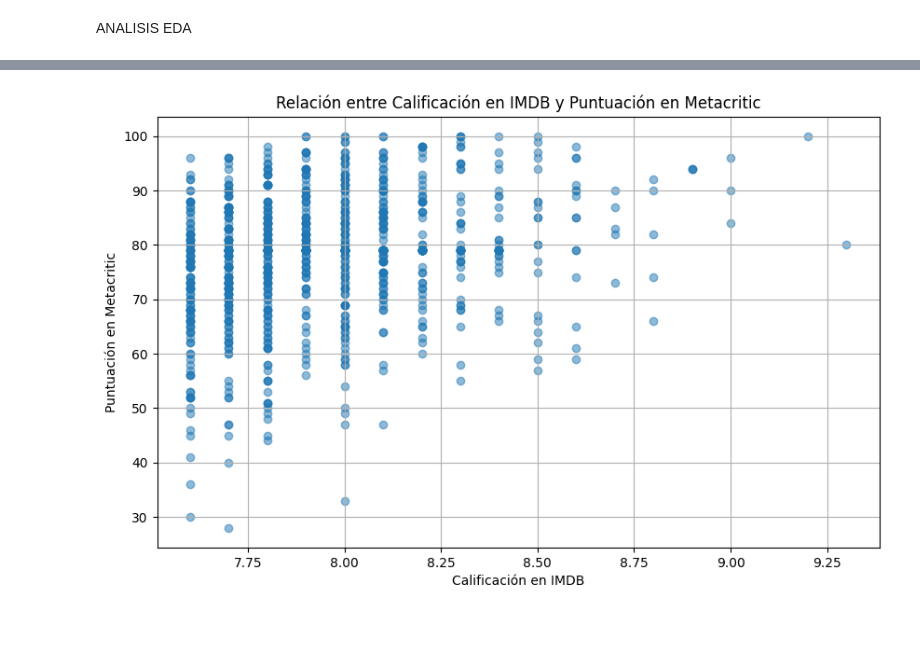
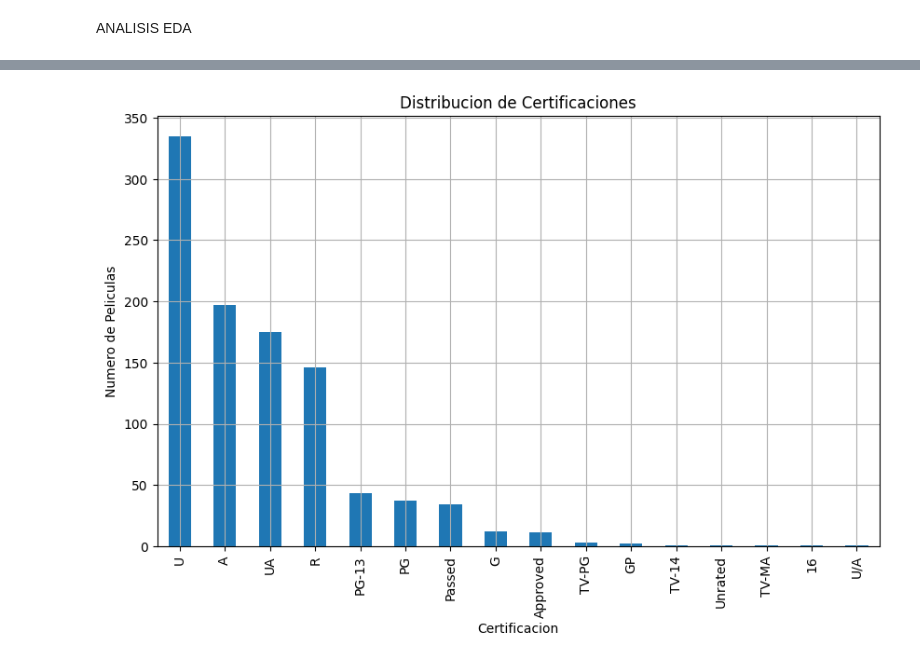
Before and after one commit to Dataniel31/Proyecto1-AnalisisDe-Pel-culasySeries-de-TVenIMDB, a Jupyter notebook: Proyecto1.ipynb, the cells around one changed output, grey strips where cells are left out. Cells and saved outputs as stored; diff of their text form; code cells hidden in the pictures; blank space fills up the shorter version.

```diff
--- a/Proyecto1.ipynb
+++ b/Proyecto1.ipynb
@@ -244,20 +262,20 @@ Imputar los valores nulos en la columna `Puntuación en Metacritic` utilizando l
 # %%
 # Verificar los valores nulos antes de la imputación
 print("Valores nulos antes de la imputación:")
-print(df['Puntuación en Metacritic'].isnull().sum())
+print(df['Puntuacion en Metacritic'].isnull().sum())
 
 # Imputar valores nulos en la columna 'Puntuación en Metacritic' con la mediana
-median_puntuacionM = df['Puntuación en Metacritic'].median()
-df['Puntuación en Metacritic'] = df['Puntuación en Metacritic'].fillna(median_puntuacionM)
+median_puntuacionM = df['Puntuacion en Metacritic'].median()
+df['Puntuacion en Metacritic'] = df['Puntuacion en Metacritic'].fillna(median_puntuacionM)
 
 # Verificar los valores nulos después de la imputación
 print("Valores nulos después de la imputación:")
-print(df['Puntuación en Metacritic'].isnull().sum())
+print(df['Puntuacion en Metacritic'].isnull().sum())
 
 # Mostrar la mediana utilizada para la imputación
 print(f"Mediana utilizada para la imputación: {median_puntuacionM}")
 
-print(df['Puntuación en Metacritic'])
+print(df['Puntuacion en Metacritic'])
 # %% [output]
 Valores nulos antes de la imputación:
 157
@@ -282,8 +300,8 @@ Name: Puntuación en Metacritic, Length: 1000, dtype: float64
 ## Objetivo
 Convertir la columna `Recaudación bruta` de tipo `object` a `float` para representar adecuadamente los valores monetarios y luego imputar los valores nulos utilizando la mediana. Esto es esencial para garantizar que los datos sean consistentes y adecuados para el análisis.
 # %%
-print(df['Recaudación bruta'].unique())
-df['Recaudación bruta'] = pd.to_numeric(df['Recaudación bruta'].str.replace(',', ''), errors='coerce')
+print(df['Recaudacion bruta'].unique())
+df['Recaudacion bruta'] = pd.to_numeric(df['Recaudacion bruta'].str.replace(',', ''), errors='coerce')
 # %% [output]
 ['28,341,469' '134,966,411' '534,858,444' '57,300,000' '4,360,000'
  '377,845,905' '107,928,762' '96,898,818' '292,576,195' '37,030,102'
@@ -324,12 +342,12 @@ print(df['Recaudación bruta'].unique())
  1.37843500e+06 1.41843612e+08 1.37800240e+07 3.05000000e+07]
 # %%
 # Imputar valores nulos en la columna 'Recaudación bruta' con la mediana
-medianda_recaudacion = df['Recaudación bruta'].median()
-df['Recaudación bruta'] = df['Recaudación bruta'].fillna(medianda_recaudacion)
+medianda_recaudacion = df['Recaudacion bruta'].median()
+df['Recaudacion bruta'] = df['Recaudacion bruta'].fillna(medianda_recaudacion)
 
 # Verificar los valores nulos después de la imputación
 print("Valores nulos después de la imputación:")
-print(df['Recaudación bruta'].isnull().sum())
+print(df['Recaudacion bruta'].isnull().sum())
 
 # Mostrar la mediana utilizada para la imputación
 print(f"Mediana utilizada para la imputación: {medianda_recaudacion}")
@@ -363,0 +430,16 @@ max                  100.000000     2.343110e+06       9.366622e+08
+# %%
+
+# Dividir la recaudación bruta por un millón para representar en millones
+df['Recaudacion bruta en millones'] = df['Recaudacion bruta'] / 1e6
+
+# Configurar el tamaño del gráfico
+plt.figure(figsize=(10, 6))
+
+# Diagrama de dispersión entre calificación en IMDB y recaudación bruta en millones
+plt.scatter(df['Calificacion en IMDB'], df['Recaudacion bruta en millones'], alpha=0.5)
+plt.title('Calificación en IMDB vs Recaudación Bruta', fontsize=15)
+plt.xlabel('Calificación en IMDB', fontsize=12)
+plt.ylabel('Recaudación Bruta (en millones)', fontsize=12)
+
+# Mostrar el gráfico
+plt.show()
@@ -364,10 +448,10 @@ max                  100.000000     2.343110e+06       9.366622e+08
 # %%
 plt.figure(figsize=(10, 6))
-plt.scatter(df['Calificación en IMDB'], df['Puntuación en Metacritic'], alpha=0.5)
-plt.title('Relación entre Calificación en IMDB y Puntuación en Metacritic')
-plt.xlabel('Calificación en IMDB')
-plt.ylabel('Puntuación en Metacritic')
+df['Certificacion'].value_counts().plot(kind='bar')
+plt.title('Distribucion de Certificaciones')
+plt.xlabel('Certificacion')
+plt.ylabel('Numero de Peliculas')
 plt.grid(True)
 plt.show()
 # %% [output]
-[figure, old version]
+[figure, new version]
```
Also changed, not shown: parts of 26 cells of this notebook.
